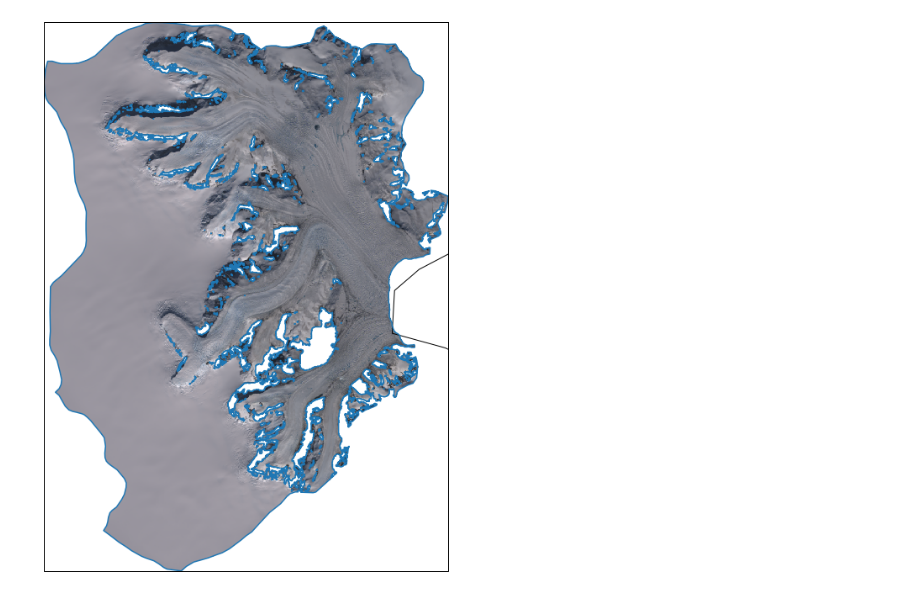
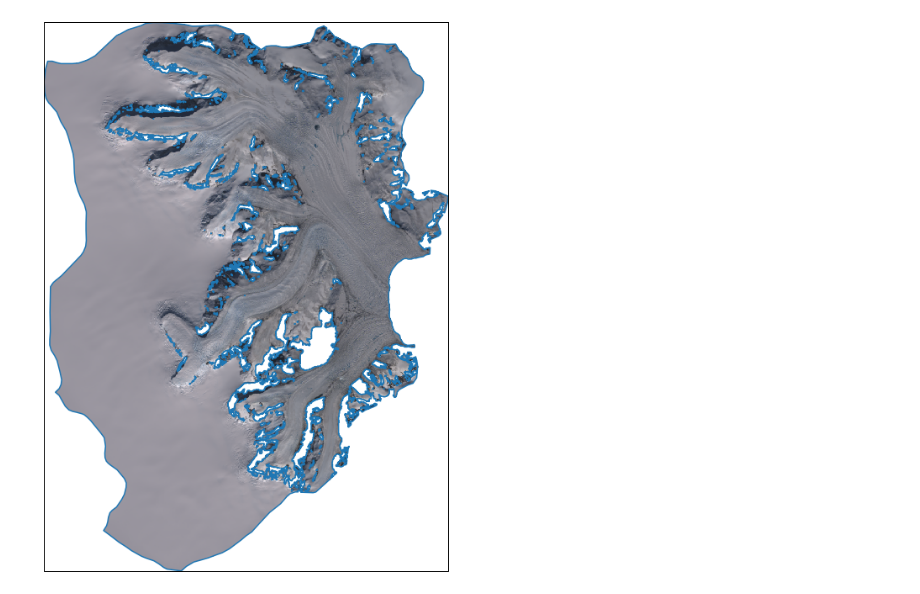
Before and after one commit to ICESAT-2HackWeek/crackup, a Jupyter notebook: plot_landsat.ipynb, the cells around one changed output. Saved outputs shown, nothing was run; the diff lists cells and outputs as text; code cells hidden in the pictures.

Commit message:
Remove coastlines from landsat plot

```diff
--- a/plot_landsat.ipynb
+++ b/plot_landsat.ipynb
@@ -54,32 +54,32 @@ rgb = rgb / rgb.max()
 # use mask as transparency array
 flat_mask = np.logical_not(np.expand_dims(mask.any(axis=-1), axis=-1))
 rgba = np.dstack([rgb, flat_mask])
 
 # calculate extent of raster
 xmin = transform[2]
 xmax = transform[2] + transform[0] * width
 ymin = transform[5] + transform[4] * height
 ymax = transform[5]
 
 # create figure
 fig = plt.figure(figsize=(18, 12))
 ax = plt.axes(projection=src_crs)
 
 # plot raster
 ax.imshow(
     rgba,
     origin='upper',
     extent=[xmin, xmax, ymin, ymax],
     transform=src_crs,
     interpolation='nearest',
 )
 
 # plot coastlines
-ax.coastlines(resolution='10m')
+#ax.coastlines(resolution='10m')
 
 xmin, ymin, xmax, ymax = gdf.total_bounds
 ax.set_xlim((xmin, xmax))
 ax.set_ylim((ymin, ymax))
 gdf.boundary.plot(ax=ax, color=None);
 # %% [output]
-[figure, old version]
+[figure, new version]
```
